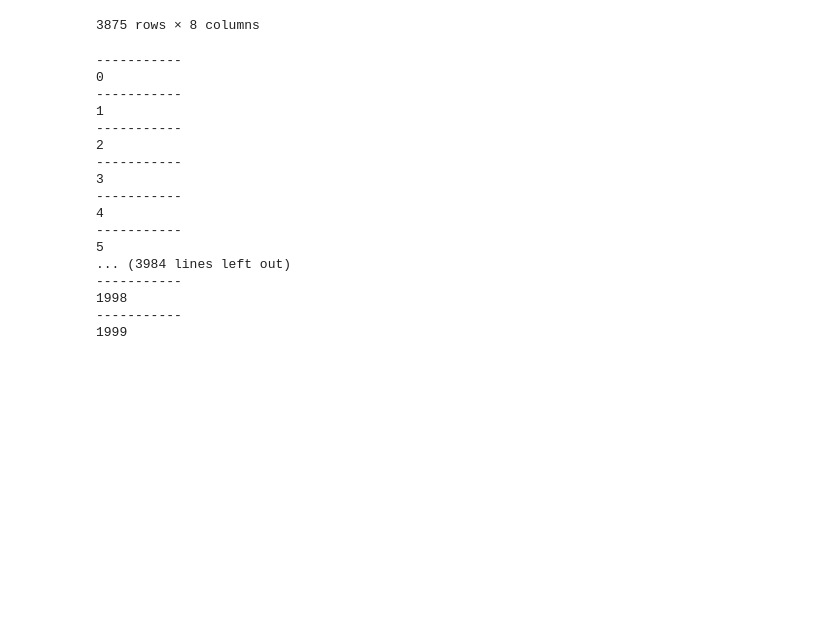
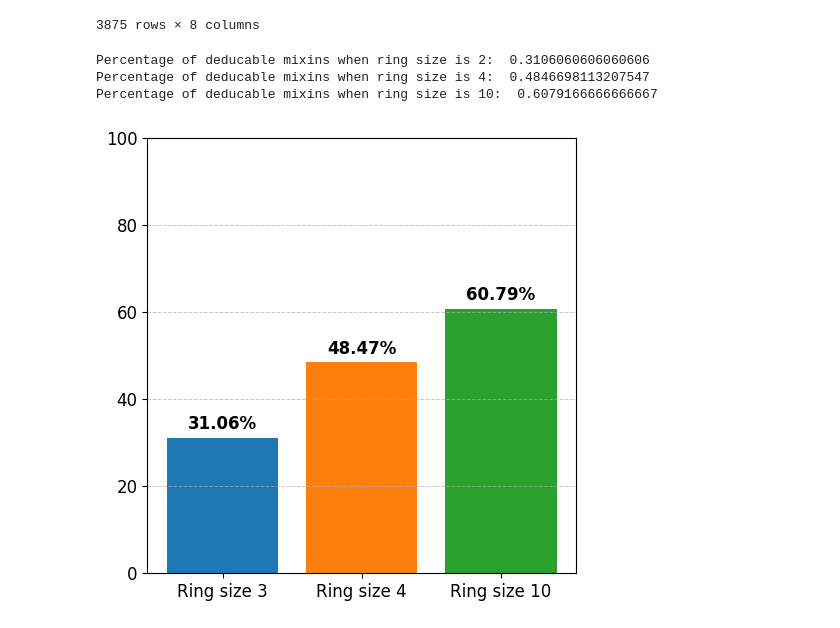
Before and after one commit to Bicaru20/Analysis-of-Monero-Blockchain, a Jupyter notebook: transaction_dataset/Analysis.ipynb, the cells around one changed output. Saved outputs shown, nothing was run; the diff lists cells and outputs as text; code cells hidden in the pictures; blank space fills up the shorter version.

```diff
--- a/transaction_dataset/Analysis.ipynb
+++ b/transaction_dataset/Analysis.ipynb
@@ -140,7 +140,7 @@ inputs_mul_mix
 # %%
 total_mixins = {'1': 0, '3': 0, '9': 0}
 vul_mixins = {'1': 0, '3': 0, '9': 0}
-for x, row in inputs_mul_mix[['input_value', 'key_offset', 'transaction_hash', 'input_mixin']][:2000].iterrows():
+for x, row in inputs_mul_mix[['input_value', 'key_offset', 'transaction_hash', 'input_mixin']][:980].iterrows():
     key_offset = row.key_offset.split('[')[1].split(']')[0].split(',')
     value = row.input_value
     num_mixin = row.input_mixin
@@ -154,25 +154,48 @@ for x, row in inputs_mul_mix[['input_value', 'key_offset', 'transaction_hash', '
                 # we can also addthe other input in the list since it will be another used output
                 tx_used.append(get_transactions(int(key_offset[1-i]), int(value))['outs'][0]['key'])
             vul_mixins[str(num_mixin)] += 1
-            4
-    print('-----------')
-    print(x)
-# %% [output]
------------
-0
------------
-1
------------
-2
------------
-3
------------
-4
------------
-5
-... (3984 lines left out)
------------
-1998
------------
-1999
+# %%
+print('Percentage of deducable mixins when ring size is 2: ',vul_mixins['1']/total_mixins['1'])
+print('Percentage of deducable mixins when ring size is 4: ',vul_mixins['3']/total_mixins['3'])
+print('Percentage of deducable mixins when ring size is 10: ',vul_mixins['9']/total_mixins['9'])
+# %% [output]
+Percentage of deducable mixins when ring size is 2:  0.3106060606060606
+Percentage of deducable mixins when ring size is 4:  0.4846698113207547
+Percentage of deducable mixins when ring size is 10:  0.6079166666666667
+# %%
+import matplotlib.pyplot as plt
+
+# Labels for the percentages
+labels = ['Ring size 3', 'Ring size 4', 'Ring size 10']
+percentages = [round(vul_mixins['1']/total_mixins['1']*100, 2), round(vul_mixins['3']/total_mixins['3']*100, 2), round(vul_mixins['9']/total_mixins['9']*100, 2)]
+
+# Create the bar chart
+plt.figure(figsize=(5, 5))
+
+bars = plt.bar(labels, percentages, color=['#1f77b4', '#ff7f0e', '#2ca02c'])
+
+
+
+# Set the range for y-axis
+plt.ylim(0, 100)
+
+# Add grid lines
+plt.grid(axis='y', linestyle='--', linewidth=0.7, alpha=0.7)
+
+# Customize the ticks
+plt.xticks(fontsize=12)
+plt.yticks(fontsize=12)
+
+# Display the values on top of the bars
+for bar in bars:
+    yval = bar.get_height()
+    plt.text(bar.get_x() + bar.get_width()/2, yval + 2, f'{yval}%', ha='center', fontsize=12, fontweight='bold')
+
+# Tight layout for better spacing
+plt.tight_layout()
+
+# Show the plot
+plt.show()
+# %% [output]
+[figure, added]
 # %%
```
Also changed, not shown: parts of 10 cells of this notebook, 3 other files.
